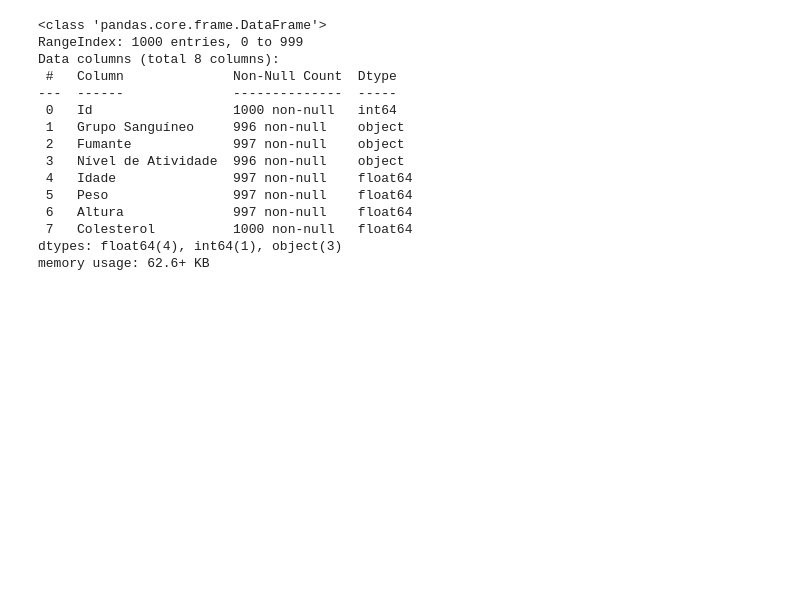
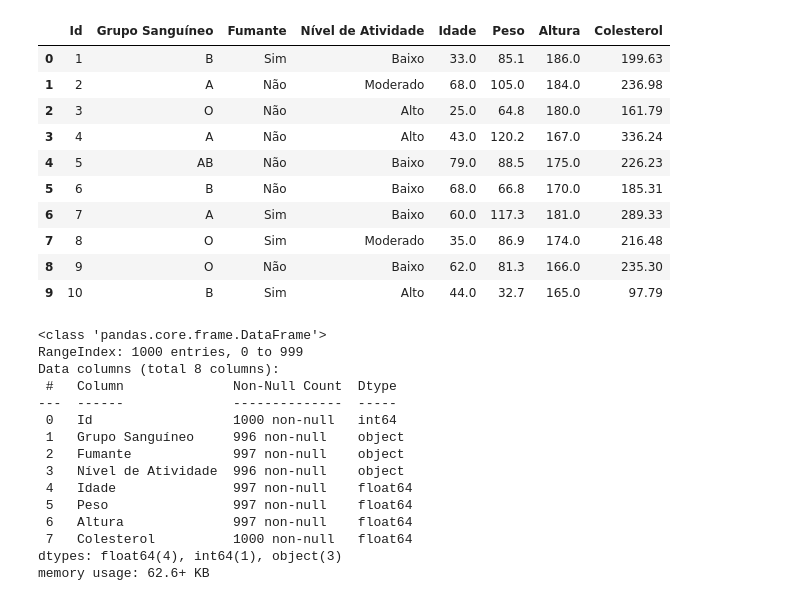
Before and after one commit to brunoramux/alg_supervisionados_complemento, a Jupyter notebook: pps.ipynb, the cells around one changed output. Drawn from its saved outputs; the diff is of its cells as text; code cells hidden in the pictures; blank space fills up the shorter version.

```diff
--- a/pps.ipynb
+++ b/pps.ipynb
@@ -6,6 +6,20 @@ import matplotlib.pyplot as plt
 from sklearn.linear_model import LinearRegression, LogisticRegression
 # %%
 df = pd.read_csv('dataset_colesterol.csv')
+# %%
+df.head(10)
+# %% [output]
+|  | Id | Grupo Sanguíneo | Fumante | Nível de Atividade | Idade | Peso | Altura | Colesterol |
+| 0 | 1 | B | Sim | Baixo | 33.0 | 85.1 | 186.0 | 199.63 |
+| 1 | 2 | A | Não | Moderado | 68.0 | 105.0 | 184.0 | 236.98 |
+| 2 | 3 | O | Não | Alto | 25.0 | 64.8 | 180.0 | 161.79 |
+| 3 | 4 | A | Não | Alto | 43.0 | 120.2 | 167.0 | 336.24 |
+| 4 | 5 | AB | Não | Baixo | 79.0 | 88.5 | 175.0 | 226.23 |
+| 5 | 6 | B | Não | Baixo | 68.0 | 66.8 | 170.0 | 185.31 |
+| 6 | 7 | A | Sim | Baixo | 60.0 | 117.3 | 181.0 | 289.33 |
+| 7 | 8 | O | Sim | Moderado | 35.0 | 86.9 | 174.0 | 216.48 |
+| 8 | 9 | O | Não | Baixo | 62.0 | 81.3 | 166.0 | 235.30 |
+| 9 | 10 | B | Sim | Alto | 44.0 | 32.7 | 165.0 | 97.79 |
 # %%
 df.info()
 # %% [output]
```
Also changed, not shown: parts of 5 cells of this notebook, 1 other file.
